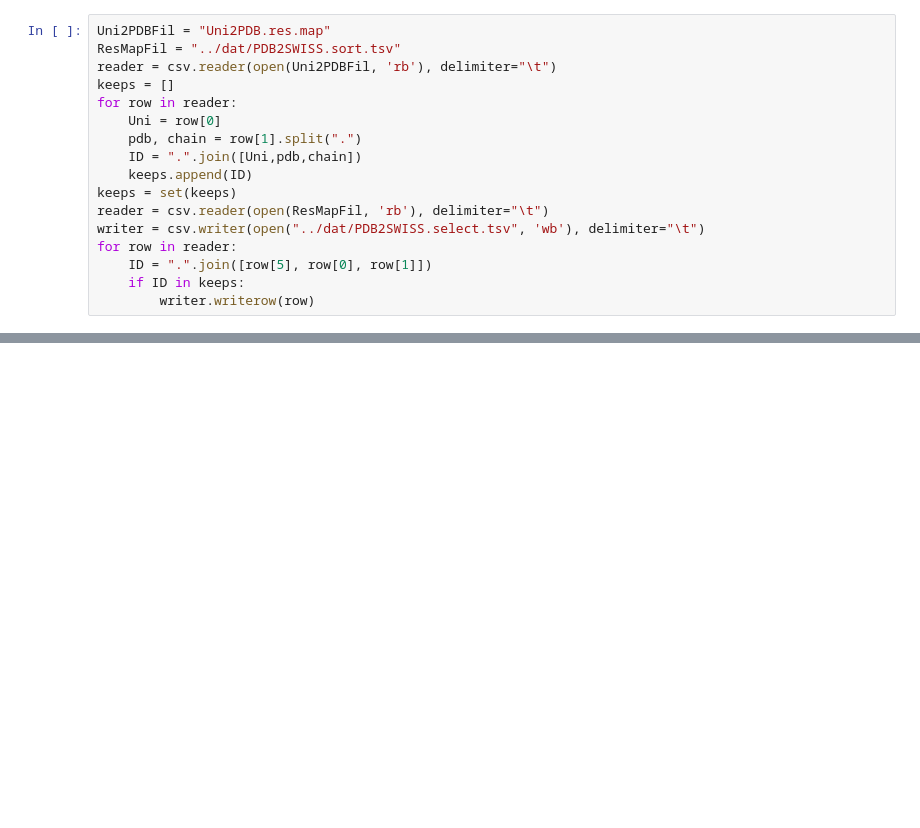
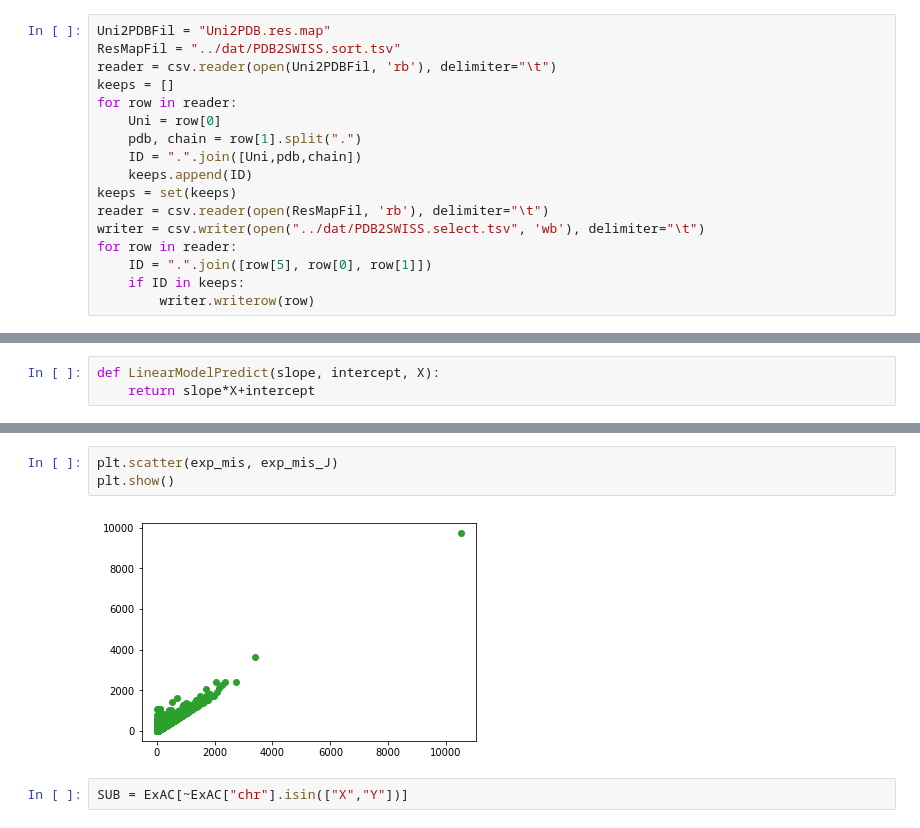
Before and after one commit to explorerwjy/DeepseqG9, a Jupyter notebook: Jiayao/src/Dat.ipynb, the cells around one changed output, grey strips where cells are left out. Saved outputs shown, nothing was run; the diff lists cells and outputs as text; blank space fills up the shorter version.

```diff
--- a/Jiayao/src/Dat.ipynb
+++ b/Jiayao/src/Dat.ipynb
@@ -292,0 +326,3 @@ for row in reader:
+# %%
+def LinearModelPredict(slope, intercept, X):
+    return slope*X+intercept
@@ -292,0 +357,7 @@ for row in reader:
+# %%
+plt.scatter(exp_mis, exp_mis_J)
+plt.show()
+# %% [output]
+[figure, added]
+# %%
+SUB = ExAC[~ExAC["chr"].isin(["X","Y"])]
```
Also changed, not shown: parts of 20 cells of this notebook, 1 other file.
